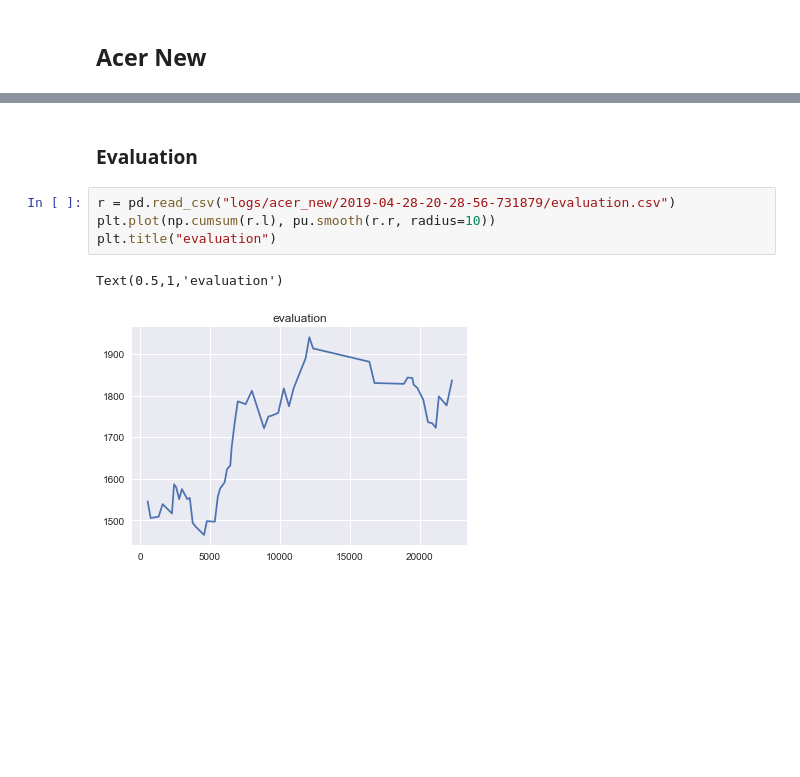
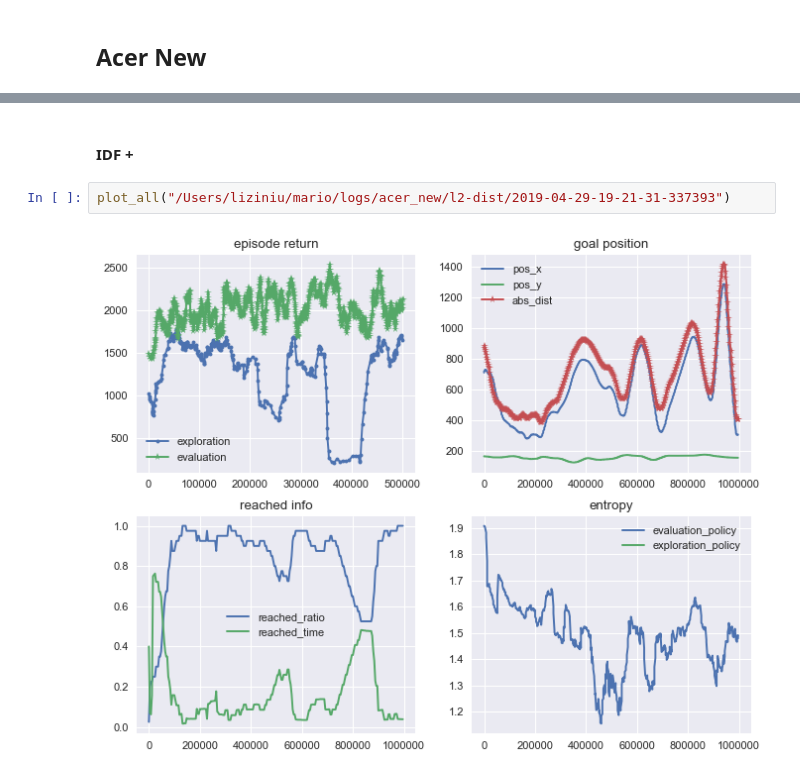
Before and after one commit to liziniu/SuperMario, a Jupyter notebook: Untitled.ipynb, the cells around one changed output, grey strips where cells are left out. Cells and saved outputs as stored; diff of their text form; blank space fills up the shorter version.

```diff
--- a/Untitled.ipynb
+++ b/Untitled.ipynb
@@ -40,9 +103,6 @@ ValueError: x and y must have same first dimension, but have shapes (988,) and (
 # %% [markdown]
-### Evaluation
+#### IDF +
-# %%
-r = pd.read_csv("logs/acer_new/2019-04-28-20-28-56-731879/evaluation.csv")
-plt.plot(np.cumsum(r.l), pu.smooth(r.r, radius=10))
-plt.title("evaluation")
-# %% [output]
-Text(0.5,1,'evaluation')
-[figure, removed]
+# %%
+plot_all("/Users/liziniu/mario/logs/acer_new/l2-dist/2019-04-29-19-21-31-337393")
+# %% [output]
+[figure, added]
```
Also changed, not shown: parts of 26 cells of this notebook, 5 other files.
